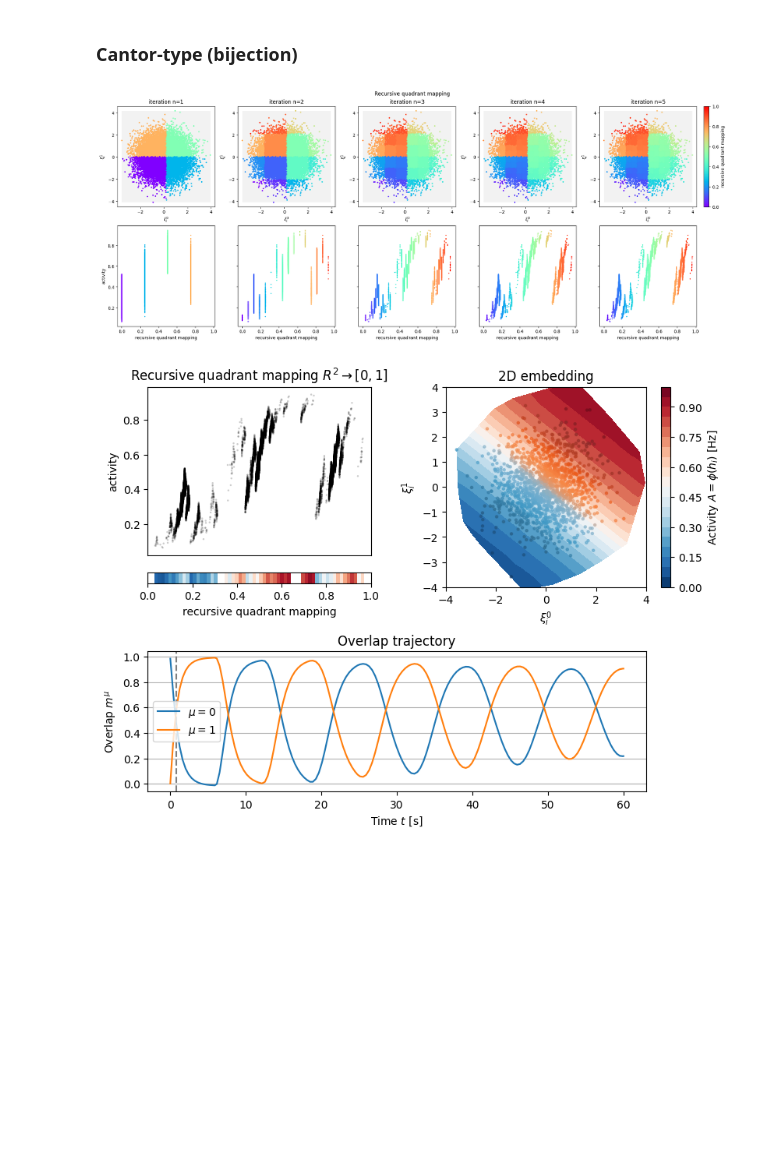
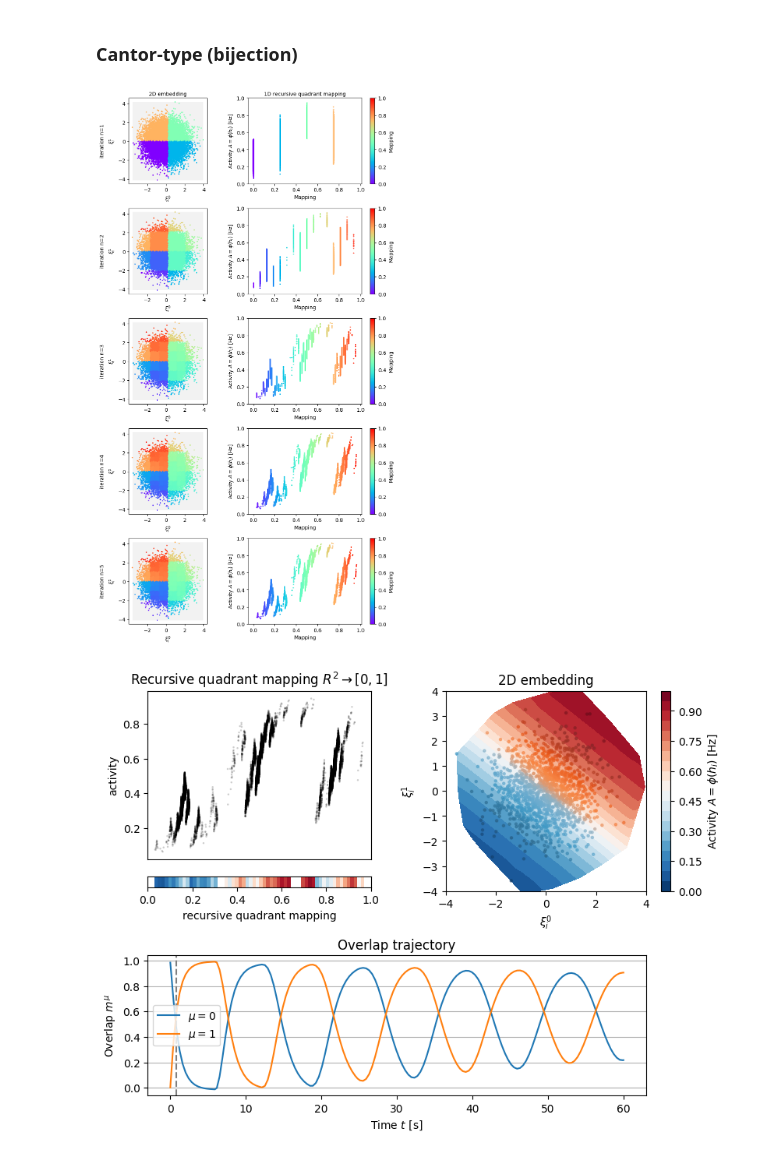
Before and after one commit to ninivert/lcnthesis, a Jupyter notebook: notebooks/mappings.ipynb, the cells around one changed output. Cells and saved outputs as stored; diff of their text form; code cells hidden in the pictures; blank space fills up the shorter version.

Commit message:
cleanup plotting functions for R² -> R mappings

```diff
--- a/notebooks/mappings.ipynb
+++ b/notebooks/mappings.ipynb
@@ -37,27 +35,24 @@ plt.show()
 ### Cantor-type (bijection)
 # %%
 ns = [1, 2, 3, 4, 5]
-fig, axes = plt.subplots(ncols=len(ns), nrows=2, figsize=(4*len(ns), 2*4), constrained_layout=True, sharex='row')
-fig.suptitle('Recursive quadrant mapping')
+
+fig, axes = plt.subplots(ncols=2, nrows=len(ns), figsize=(4*2, 3*len(ns)), constrained_layout=True, sharex='col')
 
 for i, n in enumerate(ns):
 	mapping = recursive_quadrant_mapping(rnn.F, n)
 	bbox = Box(rnn.F[:, 0].min(), rnn.F[:, 0].max(), rnn.F[:, 1].min(), rnn.F[:, 1].max())
-	axes[0, i].add_patch(plt.Rectangle((bbox.xmin, bbox.ymin), bbox.xmax-bbox.xmin, bbox.ymax-bbox.ymin, fc='k', alpha=0.05))
-	sc_mapping = axes[0, i].scatter(rnn.F[:, 0], rnn.F[:, 1], c=mapping, cmap='rainbow', vmin=0, vmax=1, s=5)
-	axes[0, i].set_title(f'iteration {n=}')
-	axes[0, i].set_xlabel('$\\xi_i^0$')
-	axes[0, i].set_ylabel('$\\xi_i^1$')
+	axes[i, 0].add_patch(plt.Rectangle((bbox.xmin, bbox.ymin), bbox.xmax-bbox.xmin, bbox.ymax-bbox.ymin, fc='k', alpha=0.05))
+	plot_2D_to_1D_mapping(rnn, mapping, activity, figax=(fig, axes[i, :]), cmap='rainbow', s=2, vmin=0, vmax=1)
+	axes[i, 0].xaxis.set_tick_params(labelbottom=True)  # get ticks back
+	axes[i, 1].xaxis.set_tick_params(labelbottom=True)  # get ticks back
+	axes[i, 1].set_ylim((0, 1))
 
-	axes[1, i].scatter(mapping, activity, c=mapping, cmap='rainbow', vmin=0, vmax=1, s=2)
-	axes[1, i].set_xlabel('recursive quadrant mapping')
-	axes[1, i].set_ylabel('activity')
-	axes[1, i].label_outer()
+add_headers(fig, row_headers=[f'iteration {n=}' for n in ns])
+add_headers(fig, col_headers=['2D embedding', '1D recursive quadrant mapping'])
 
-fig.colorbar(sc_mapping, label='recursive quadrant mapping')
 plt.show()
 # %% [output]
-[figure, old version]
+[figure, new version]
 # %%
 idt = 3
 activity_of_t = rnn.phi(res.h)
```
Also changed, not shown: parts of 4 cells of this notebook, 2 other files.
